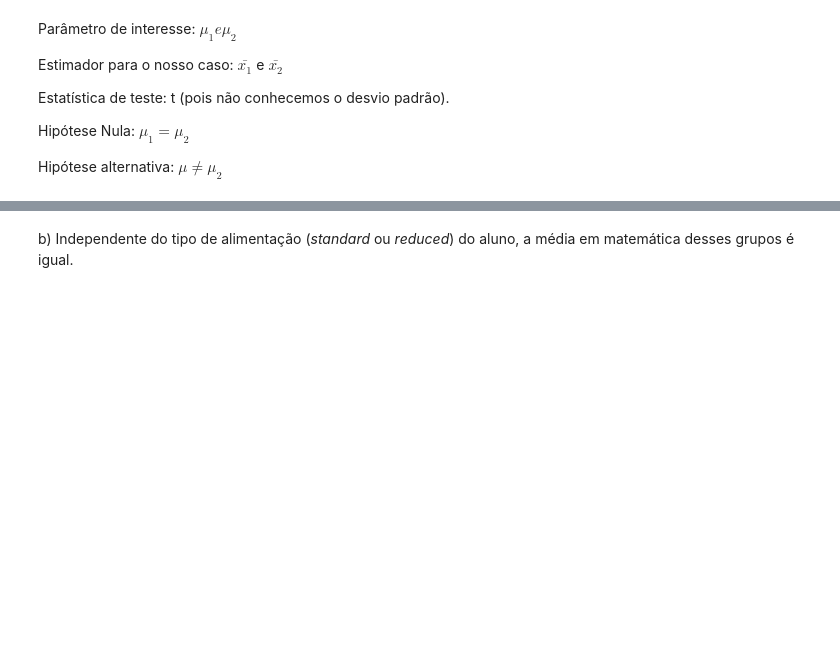
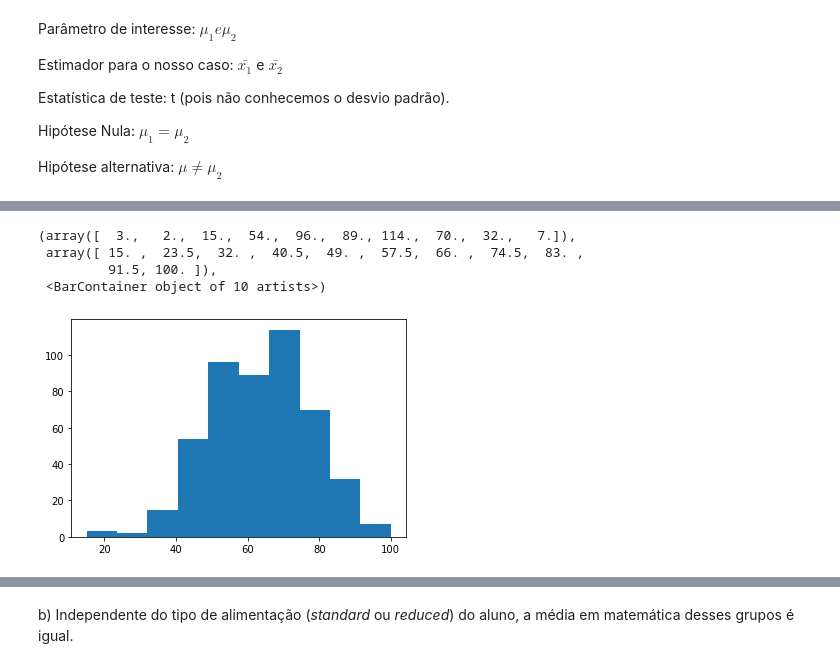
Before and after one commit to gperbone/topcoders-curso-python-dados, a Jupyter notebook: Modulo-6-Estatistica-I/Aula 6 e 7 - Teste de Hipóteses.ipynb, the cells around one changed output, grey strips where cells are left out. Drawn from its saved outputs; the diff is of its cells as text; code cells hidden in the pictures; blank space fills up the shorter version.

```diff
--- a/Modulo-6-Estatistica-I/Aula 6 e 7 - Teste de Hipóteses.ipynb
+++ b/Modulo-6-Estatistica-I/Aula 6 e 7 - Teste de Hipóteses.ipynb
@@ -276,0 +280,3 @@ Hipótese alternativa: $\mu \ne \mu_{2}$
+# %%
+df = pd.read_csv('StudentsPerformance.csv')
+df.head()
@@ -276,0 +290,10 @@ Hipótese alternativa: $\mu \ne \mu_{2}$
+# %%
+vals_male = df[df['gender'] == 'male']['writing score'].values
+vals_female = df[df['gender'] == 'female']['writing score'].values
+plt.hist(vals_male)
+# %% [output]
+(array([  3.,   2.,  15.,  54.,  96.,  89., 114.,  70.,  32.,   7.]),
+ array([ 15. ,  23.5,  32. ,  40.5,  49. ,  57.5,  66. ,  74.5,  83. ,
+         91.5, 100. ]),
+ <BarContainer object of 10 artists>)
+[figure, added]
```
Also changed, not shown: parts of 28 cells of this notebook, 6 other files.
